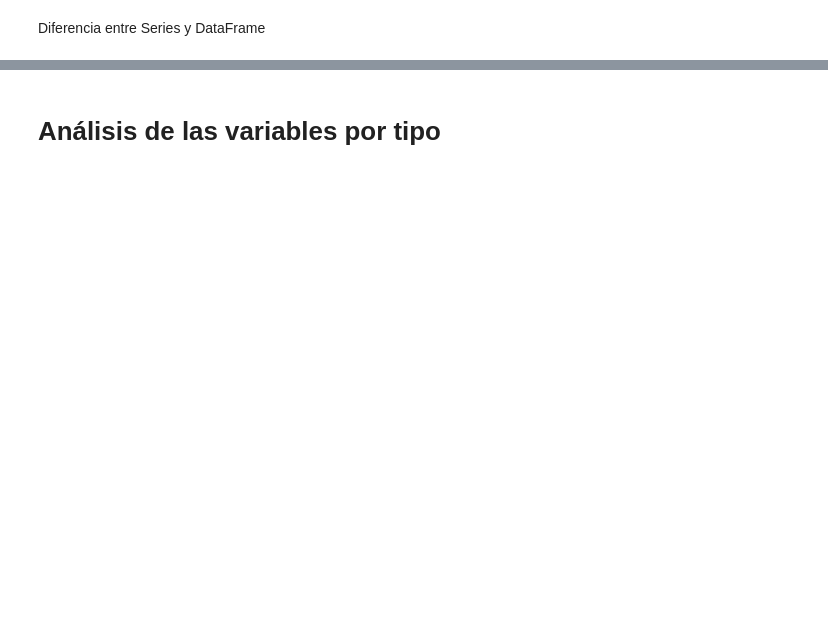
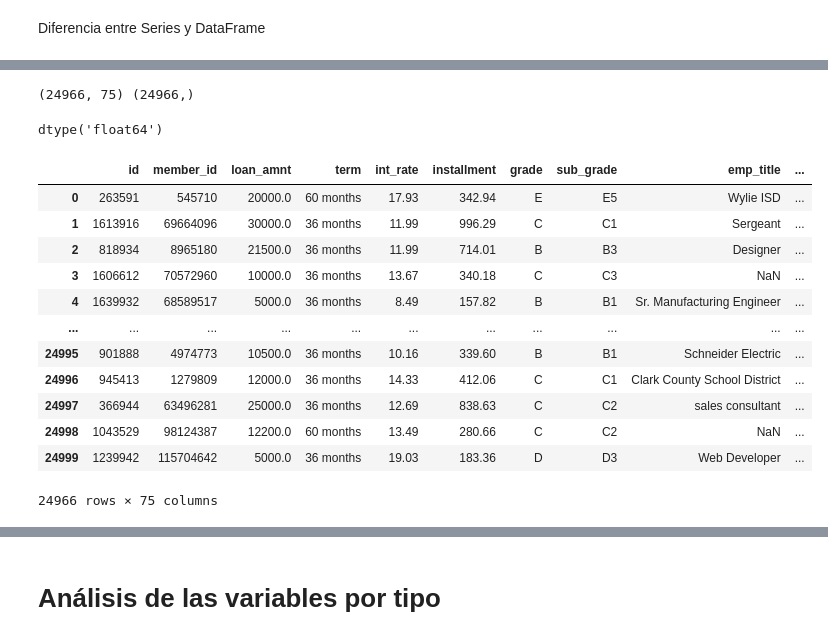
Before and after one commit to Psyclophe/datasets, a Jupyter notebook: Semana1_2_Aps_Financieras5_Pandas_y_ModeloLDA.ipynb, the cells around one changed output, grey strips where cells are left out. Drawn from its saved outputs; the diff is of its cells as text; code cells hidden in the pictures; blank space fills up the shorter version.

```diff
--- a/Semana1_2_Aps_Financieras5_Pandas_y_ModeloLDA.ipynb
+++ b/Semana1_2_Aps_Financieras5_Pandas_y_ModeloLDA.ipynb
@@ -176,11 +349,30 @@ X = data_filt.drop(columns=['loan_status'], axis=1)
 
 # Utilizamos el mapeo definido en el diccionario de arriba
 
-#y = data_filt['loan_status'].map(loan_status_to_objective)
-y = data_filt.loan_status.map(loan_status_to_objective)
+y = data_filt['loan_status'].map(loan_status_to_objective)
+#y = data_filt.loan_status.map(loan_status_to_objective)
 
 # Quedarme con las que no tienen valor nulo en la variable objetivo
 X = X[~y.isna()]
 y = y[~y.isna()]
 print(X.shape, y.shape)
 y.dtype
+# %% [output]
+(24966, 75) (24966,)
+dtype('float64')
+# %%
+X
+# %% [output]
+|  | id | member_id | loan_amnt | term | int_rate | installment | grade | sub_grade | emp_title | ... |
+| 0 | 263591 | 545710 | 20000.0 | 60 months | 17.93 | 342.94 | E | E5 | Wylie ISD | ... |
+| 1 | 1613916 | 69664096 | 30000.0 | 36 months | 11.99 | 996.29 | C | C1 | Sergeant | ... |
+| 2 | 818934 | 8965180 | 21500.0 | 36 months | 11.99 | 714.01 | B | B3 | Designer | ... |
+| 3 | 1606612 | 70572960 | 10000.0 | 36 months | 13.67 | 340.18 | C | C3 | NaN | ... |
+| 4 | 1639932 | 68589517 | 5000.0 | 36 months | 8.49 | 157.82 | B | B1 | Sr. Manufacturing Engineer | ... |
+| ... | ... | ... | ... | ... | ... | ... | ... | ... | ... | ... |
+| 24995 | 901888 | 4974773 | 10500.0 | 36 months | 10.16 | 339.60 | B | B1 | Schneider Electric | ... |
+| 24996 | 945413 | 1279809 | 12000.0 | 36 months | 14.33 | 412.06 | C | C1 | Clark County School District | ... |
+| 24997 | 366944 | 63496281 | 25000.0 | 36 months | 12.69 | 838.63 | C | C2 | sales consultant | ... |
+| 24998 | 1043529 | 98124387 | 12200.0 | 60 months | 13.49 | 280.66 | C | C2 | NaN | ... |
+| 24999 | 1239942 | 115704642 | 5000.0 | 36 months | 19.03 | 183.36 | D | D3 | Web Developer | ... |
+24966 rows × 75 columns
```
Also changed, not shown: parts of 40 cells of this notebook.
